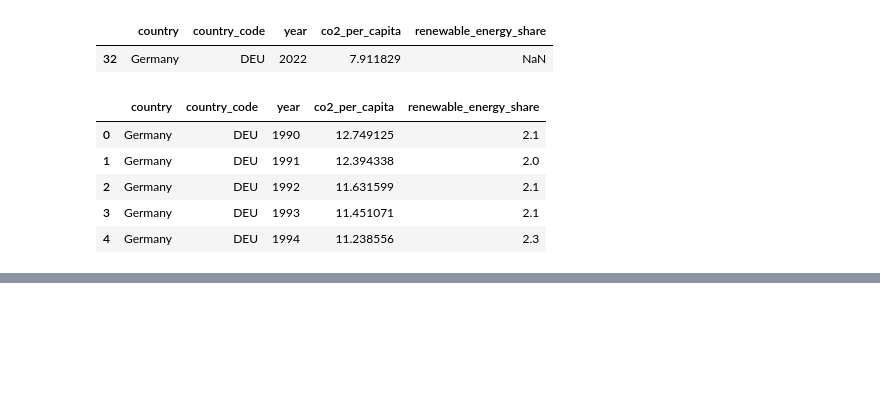
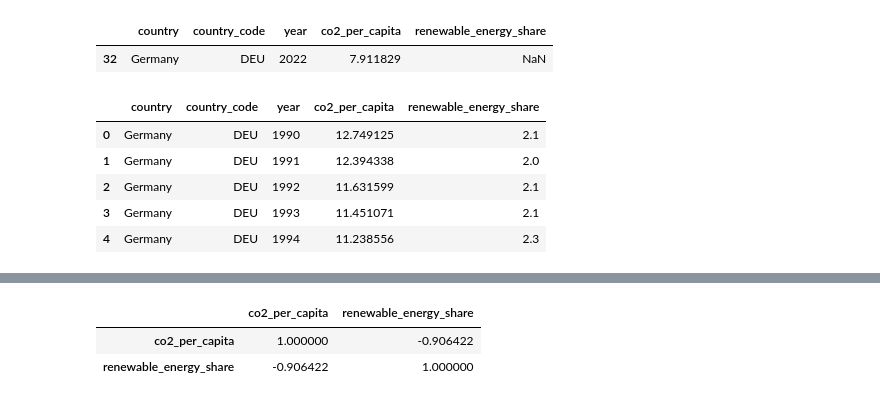
Before and after one commit to lxyla/energy-sustainability-analysis, a Jupyter notebook: energy_transition_analysis.ipynb, the cells around one changed output, grey strips where cells are left out. Saved outputs shown, nothing was run; the diff lists cells and outputs as text; code cells hidden in the pictures; blank space fills up the shorter version.

```diff
--- a/energy_transition_analysis.ipynb
+++ b/energy_transition_analysis.ipynb
@@ -317,0 +365,6 @@ germany_energy.head()
+# %%
+germany_energy[["co2_per_capita", "renewable_energy_share"]].corr()
+# %% [output]
+|  | co2_per_capita | renewable_energy_share |
+| co2_per_capita | 1.000000 | -0.906422 |
+| renewable_energy_share | -0.906422 | 1.000000 |
```
Also changed, not shown: parts of 7 cells of this notebook.
